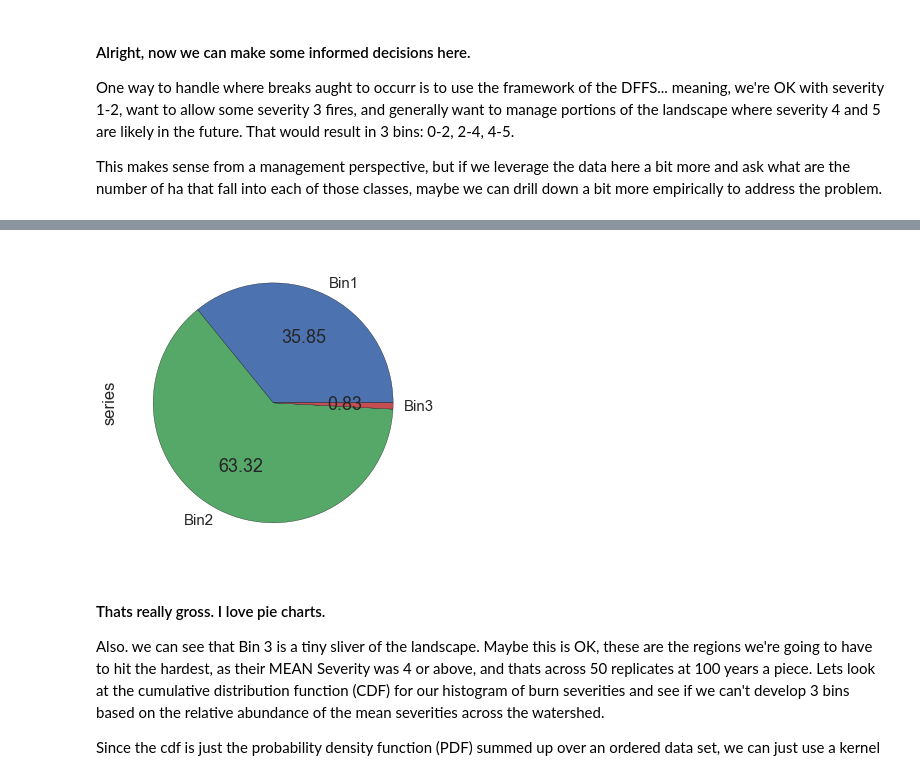
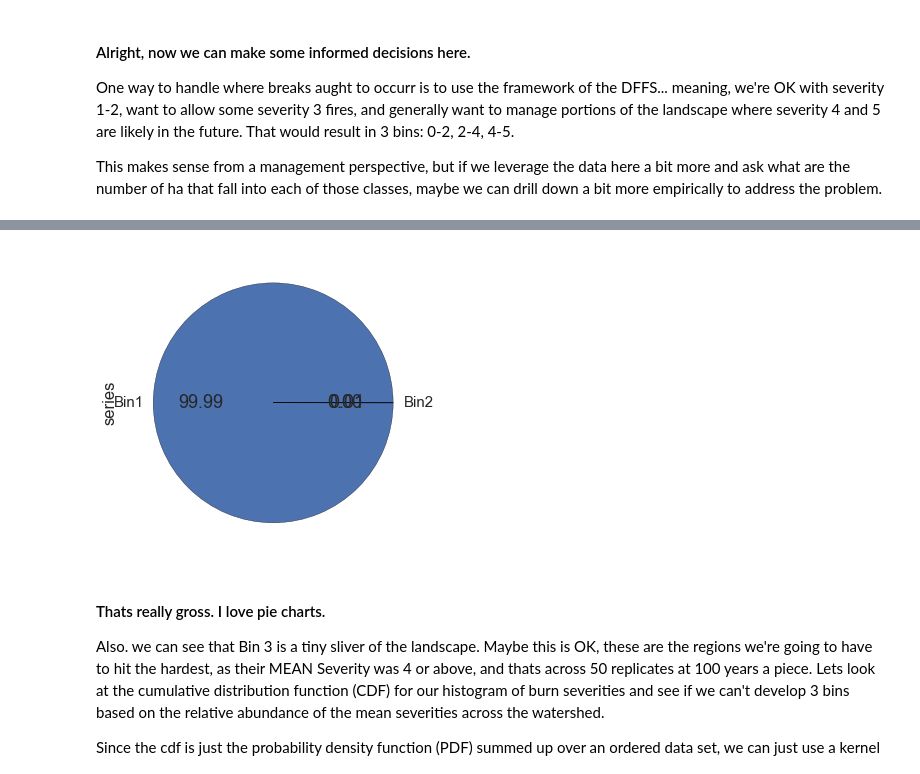
Before and after one commit to djkrofch/DinkeyCreek, a Jupyter notebook: Dinkey_TreatmentPlacement.ipynb, the cells around one changed output, grey strips where cells are left out. Cells and saved outputs as stored; diff of their text form; code cells hidden in the pictures.

```diff
--- a/Dinkey_TreatmentPlacement.ipynb
+++ b/Dinkey_TreatmentPlacement.ipynb
@@ -209,17 +223,17 @@ This makes sense from a management perspective, but if we leverage the data here
 # %%
 # I smell a pie chart
-cherryPie = pd.Series([sevdf[sevdf.SEV <=2].count()[0],
-                 sevdf[(sevdf.SEV > 2) & (sevdf.SEV < 4)].count()[0],
-                 sevdf[sevdf.SEV >=4].count()[0]],
+cherryPie = pd.Series([sevdf.dropna()[sevdf.dropna().SEV <=2].count()[0],
+                 sevdf.dropna()[(sevdf.dropna().SEV > 2) & (sevdf.dropna().SEV < 4)].count()[0],
+                 sevdf.dropna()[sevdf.dropna().SEV >=4].count()[0]],
                  index=['Bin1','Bin2','Bin3'], name='series')
 
 f, ax = plt.subplots(1,1, figsize =(5,5))
 
 ax.set_aspect('equal')
 cherryPie.plot.pie(ax = ax, autopct='%.2f')
 plt.tight_layout()
 # %% [output]
-[figure, old version]
+[figure, new version]
 # %% [markdown]
 #### Thats really gross. I love pie charts.
 Also. we can see that Bin 3 is a tiny sliver of the landscape. Maybe this is OK, these are the regions we're going to have to hit the hardest, as their MEAN Severity was 4 or above, and thats across 50 replicates at 100 years a piece. Lets look at the cumulative distribution function (CDF) for our histogram of burn severities and see if we can't develop 3 bins based on the relative abundance of the mean severities across the watershed.
```
Also changed, not shown: parts of 11 cells of this notebook.
